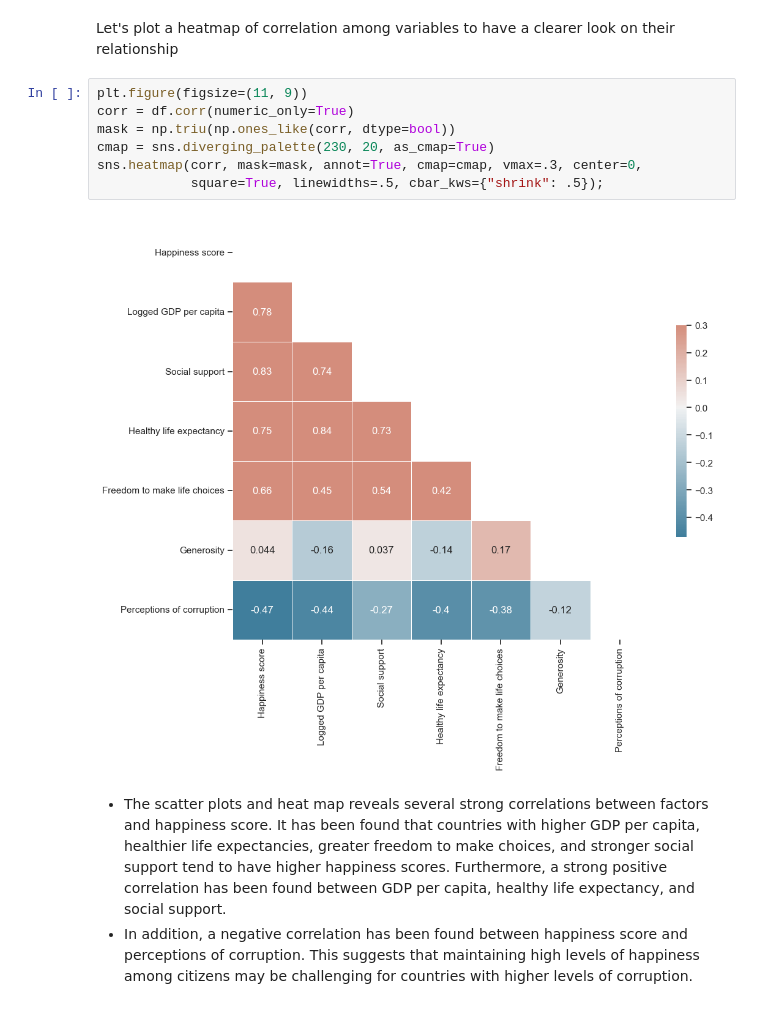
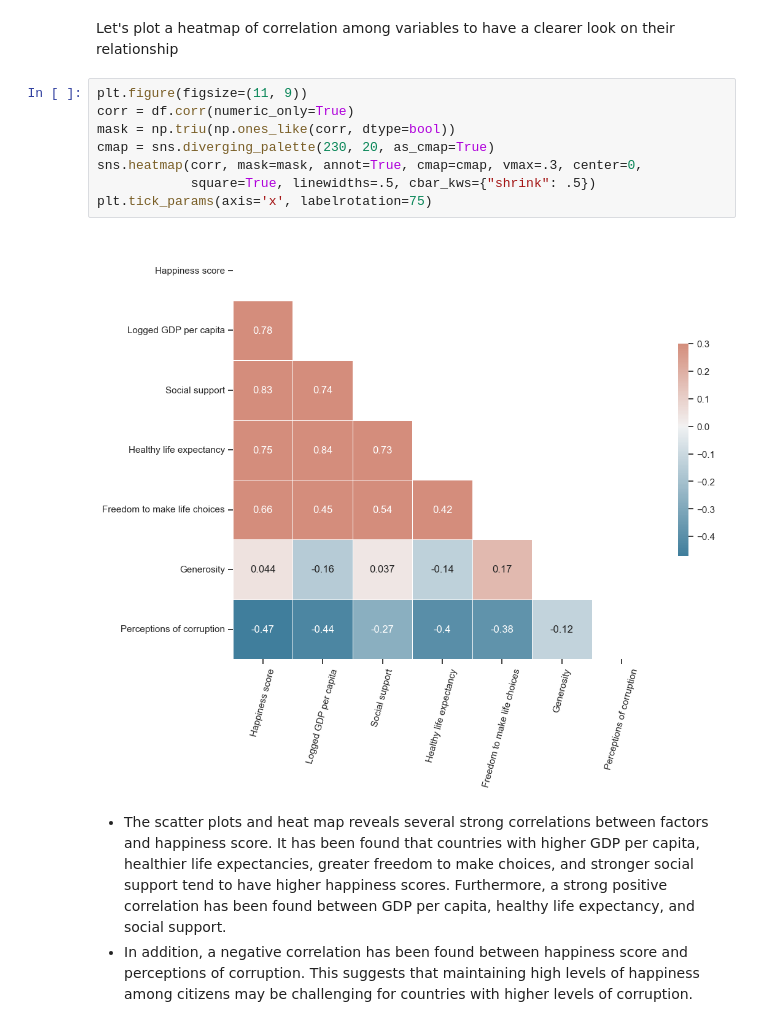
Before and after one commit to baobaybong/world-happiness-report-EDA, a Jupyter notebook: EDA-world-happiness-report-2023.ipynb, the cells around one changed output. Saved outputs shown, nothing was run; the diff lists cells and outputs as text.

```diff
--- a/EDA-world-happiness-report-2023.ipynb
+++ b/EDA-world-happiness-report-2023.ipynb
@@ -180,12 +180,13 @@ Let's plot a heatmap of correlation among variables to have a clearer look on th
 # %%
 plt.figure(figsize=(11, 9))
 corr = df.corr(numeric_only=True)
 mask = np.triu(np.ones_like(corr, dtype=bool))
 cmap = sns.diverging_palette(230, 20, as_cmap=True)
 sns.heatmap(corr, mask=mask, annot=True, cmap=cmap, vmax=.3, center=0,
-            square=True, linewidths=.5, cbar_kws={"shrink": .5});
+            square=True, linewidths=.5, cbar_kws={"shrink": .5})
+plt.tick_params(axis='x', labelrotation=75)
 # %% [output]
-[figure, old version]
+[figure, new version]
 # %% [markdown]
 - The scatter plots and heat map reveals several strong correlations between factors and happiness score. It has been found that countries with higher GDP per capita, healthier life expectancies, greater freedom to make choices, and stronger social support tend to have higher happiness scores. Furthermore, a strong positive correlation has been found between GDP per capita, healthy life expectancy, and social support.
 - In addition, a negative correlation has been found between happiness score and perceptions of corruption. This suggests that maintaining high levels of happiness among citizens may be challenging for countries with higher levels of corruption.
```
Also changed, not shown: 3 other files.
